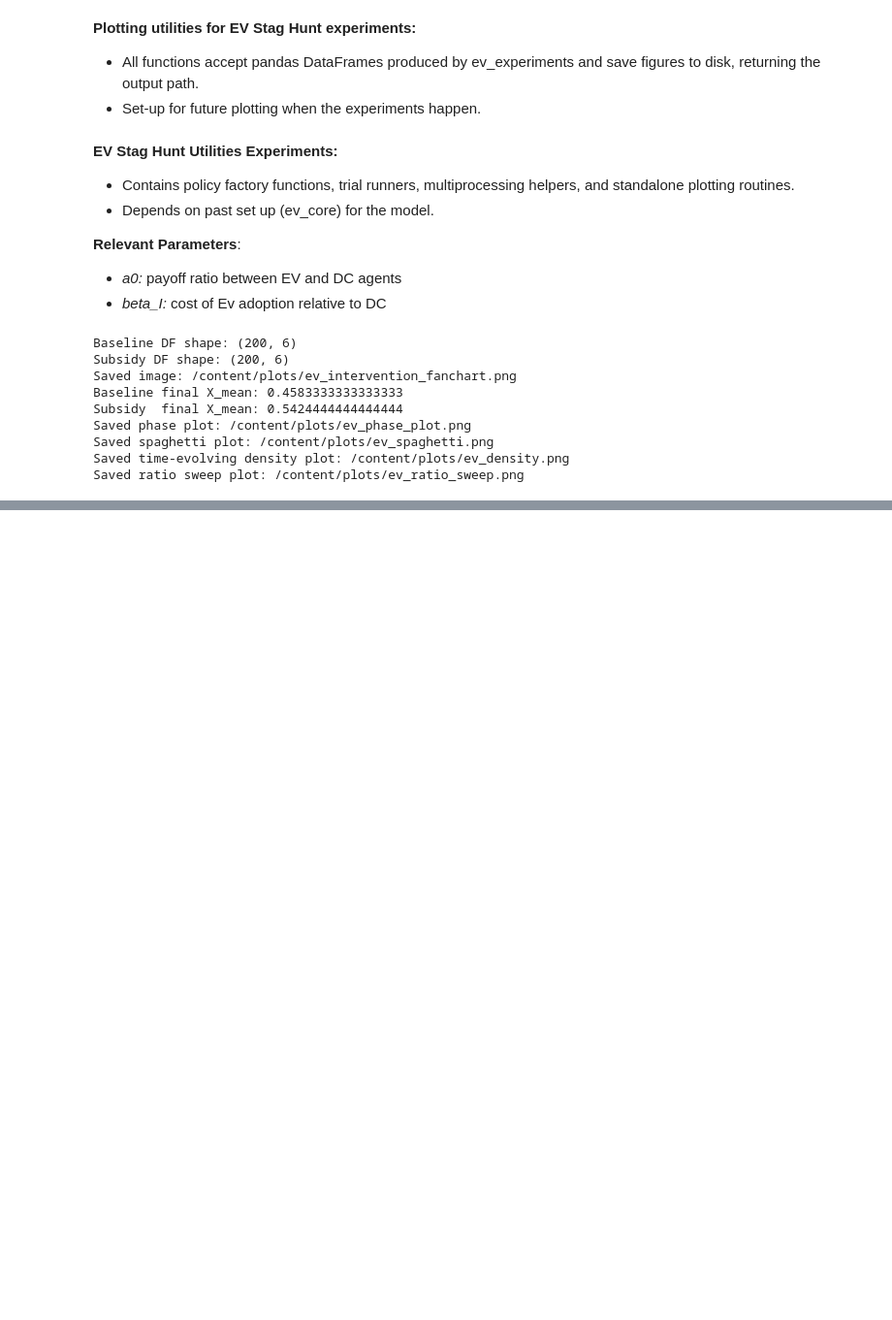
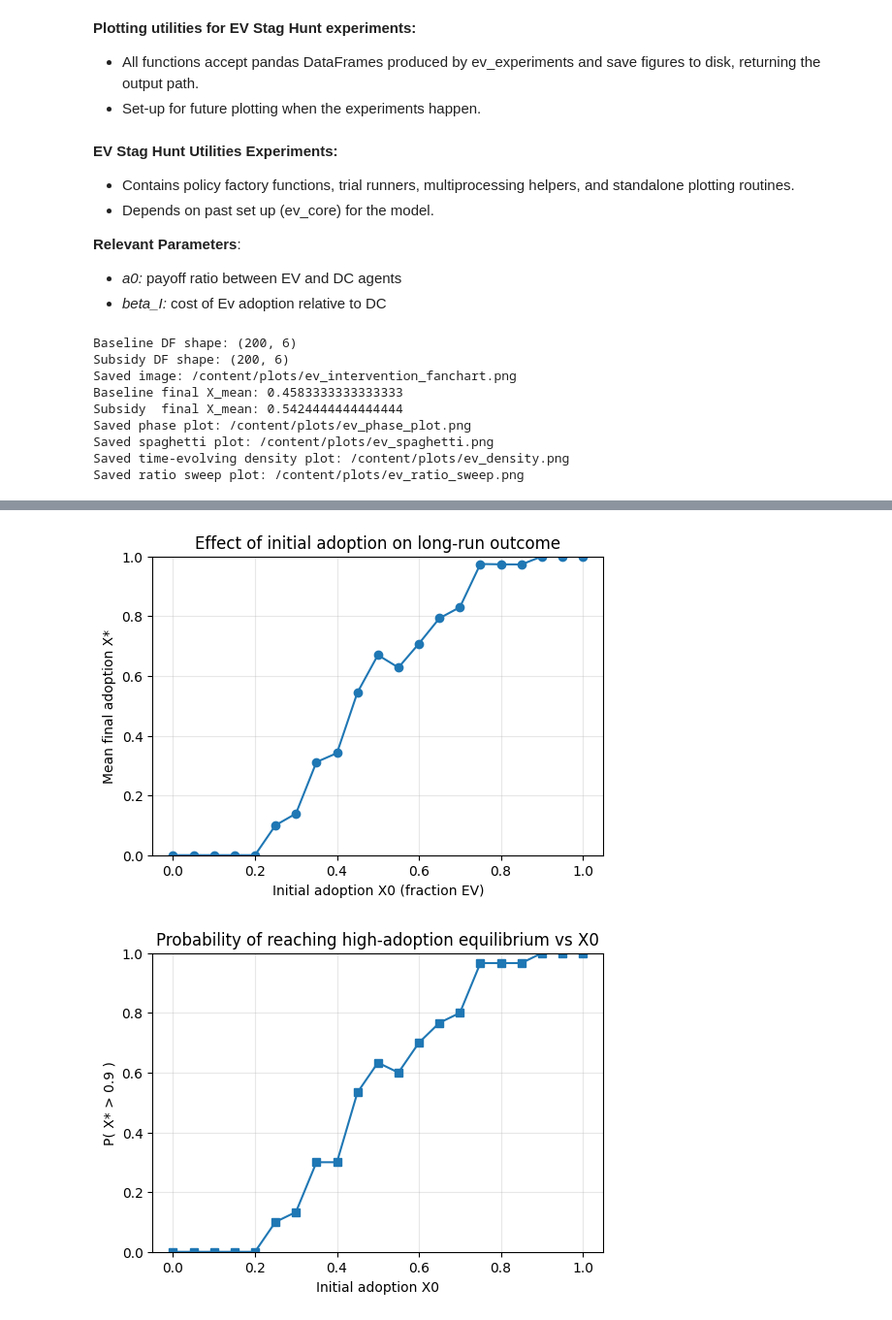
Before and after one commit to jrodriguezzuloaga-netizen/Model-based-decision-making, a Jupyter notebook: Assignment_3.ipynb, the cells around one changed output, grey strips where cells are left out. Shown: that part at 97% size. Saved outputs shown, nothing was run; the diff lists cells and outputs as text; code cells hidden in the pictures; blank space fills up the shorter version.

```diff
--- a/Assignment_3.ipynb
+++ b/Assignment_3.ipynb
@@ -1614,0 +1692,34 @@ Saved ratio sweep plot: /content/plots/ev_ratio_sweep.png
+# %%
+# Plot the effect of X0 on long term outcomes. This hints at tipping points and bistability
+
+X0_values = np.linspace(0.0, 1.0, 21)  # 0.00, 0.05, ..., 1.00
+
+mean_final_X, prob_high = sweep_X0_effect(
+    X0_values,
+    repeats=30,
+    ratio=baseline_ratio,
+    **baseline_params,
+)
+
+# Mean final adoption vs X0
+plt.figure(figsize=(6,4))
+plt.plot(X0_values, mean_final_X, marker="o")
+plt.xlabel("Initial adoption X0 (fraction EV)")
+plt.ylabel("Mean final adoption X*")
+plt.title("Effect of initial adoption on long-run outcome")
+plt.ylim(0, 1)
+plt.grid(alpha=0.3)
+plt.show()
+
+# Probability of high-adoption equilibrium vs X0
+plt.figure(figsize=(6,4))
+plt.plot(X0_values, prob_high, marker="s")
+plt.xlabel("Initial adoption X0")
+plt.ylabel("P( X* > 0.9 )")
+plt.title("Probability of reaching high-adoption equilibrium vs X0")
+plt.ylim(0, 1)
+plt.grid(alpha=0.3)
+plt.show()
+# %% [output]
+[figure, added]
+[figure, added]
```
Also changed, not shown: parts of 11 cells of this notebook.
